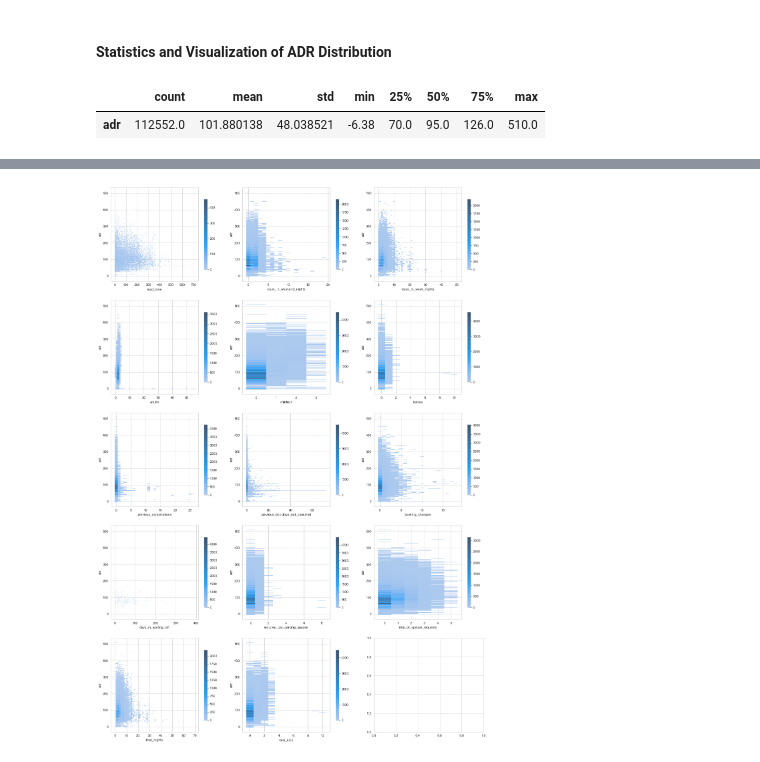
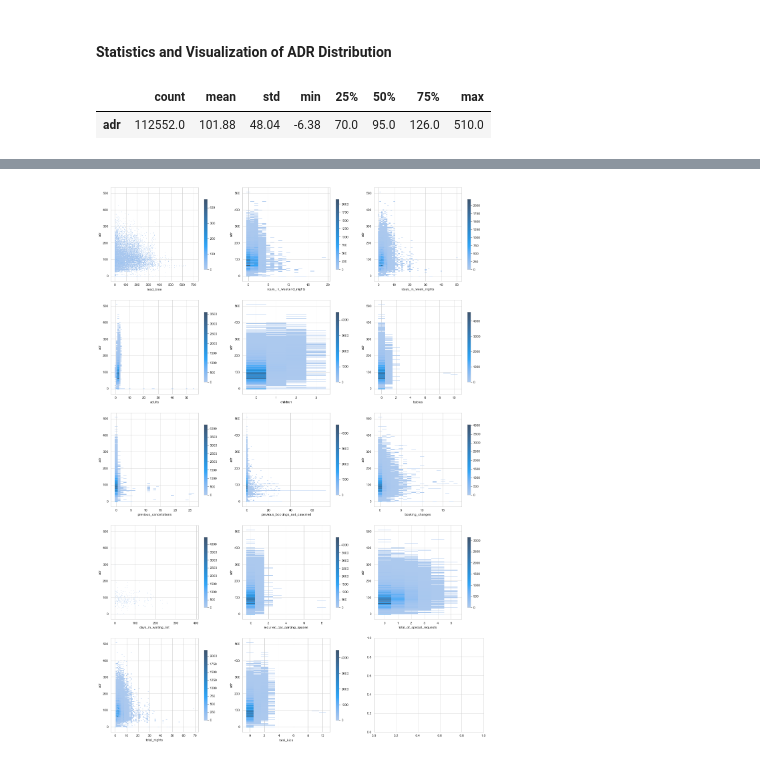
Before and after one commit to yl5787/hotel-booking-demand, a Jupyter notebook: 2-adr.ipynb, the cells around one changed output, grey strips where cells are left out. Cells and saved outputs as stored; diff of their text form; code cells hidden in the pictures.

```diff
--- a/2-adr.ipynb
+++ b/2-adr.ipynb
@@ -298,10 +298,10 @@ The normality tests conclude that the ADR is not normally distributed.
 # %% [markdown]
 #### Statistics and Visualization of ADR Distribution
 # %%
-df[['adr']].describe().transpose()
+df[['adr']].describe().transpose().round(2)
 # %% [output]
 |  | count | mean | std | min | 25% | 50% | 75% | max |
-| adr | 112552.0 | 101.880138 | 48.038521 | -6.38 | 70.0 | 95.0 | 126.0 | 510.0 |
+| adr | 112552.0 | 101.88 | 48.04 | -6.38 | 70.0 | 95.0 | 126.0 | 510.0 |
 # %%
 display(df['adr'].groupby(pd.cut(df['adr'],bins=np.arange(-25, 551, 25))).size())
 
```
Also changed, not shown: parts of 3 cells of this notebook, 1 other file.
